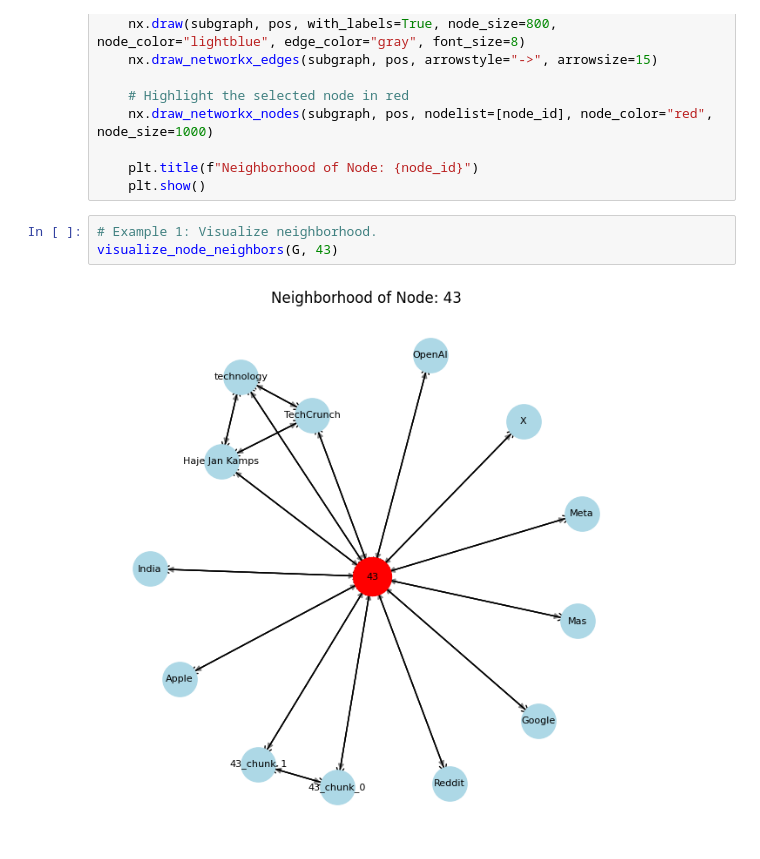
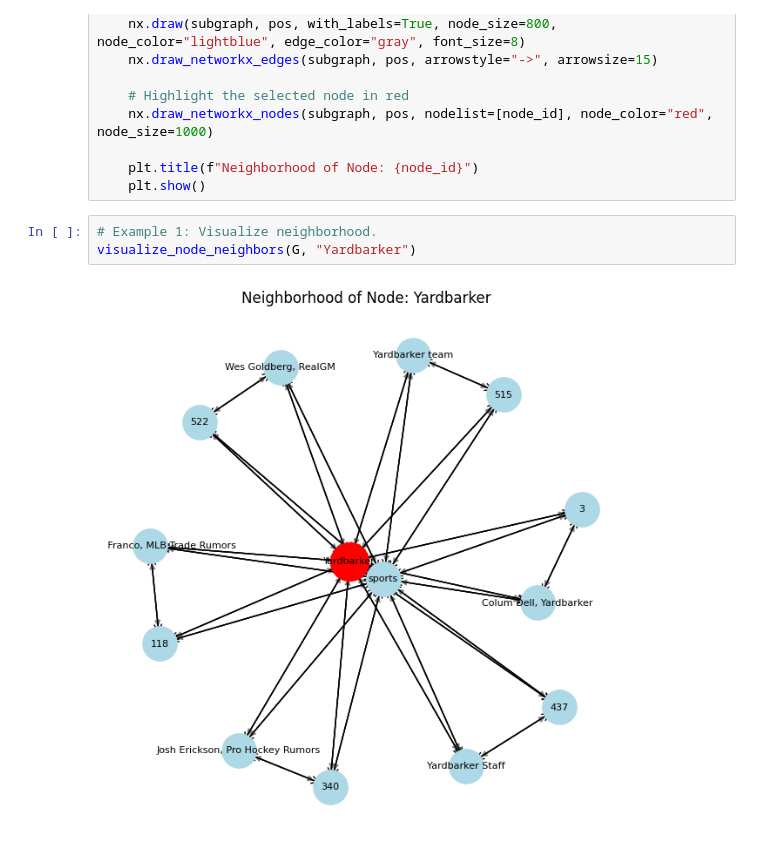
Before and after one commit to dev-mbarq/GraphRAG-internship-Diego, a Jupyter notebook: notebooks/hybrid_graph_building.ipynb, the cells around one changed output. Drawn from its saved outputs; the diff is of its cells as text.

```diff
--- a/notebooks/hybrid_graph_building.ipynb
+++ b/notebooks/hybrid_graph_building.ipynb
@@ -155,6 +155,6 @@ def visualize_node_neighbors(G, node_id):
     plt.show()
 # %%
 # Example 1: Visualize neighborhood.
-visualize_node_neighbors(G, 43)
+visualize_node_neighbors(G, "Yardbarker")
 # %% [output]
-[figure, old version]
+[figure, new version]
```
Also changed, not shown: parts of 3 cells of this notebook, 2 other files.
